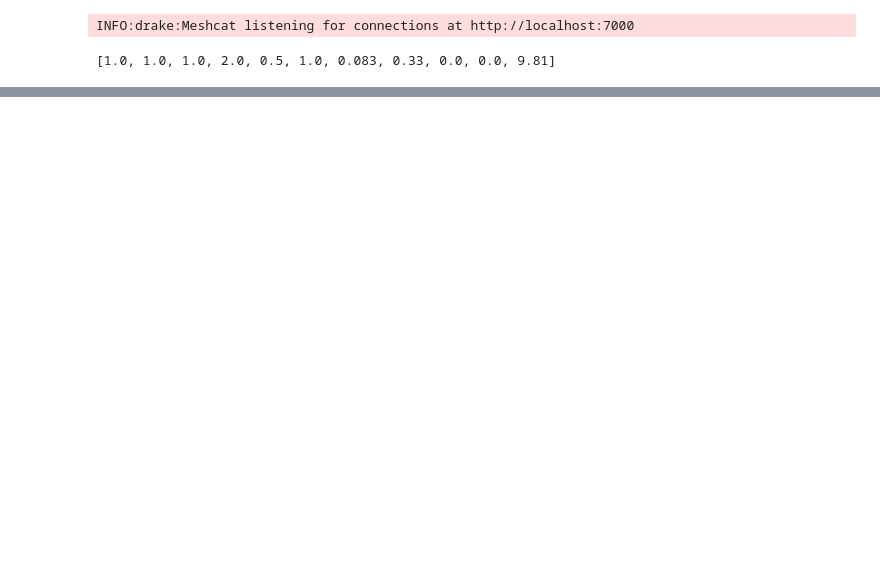
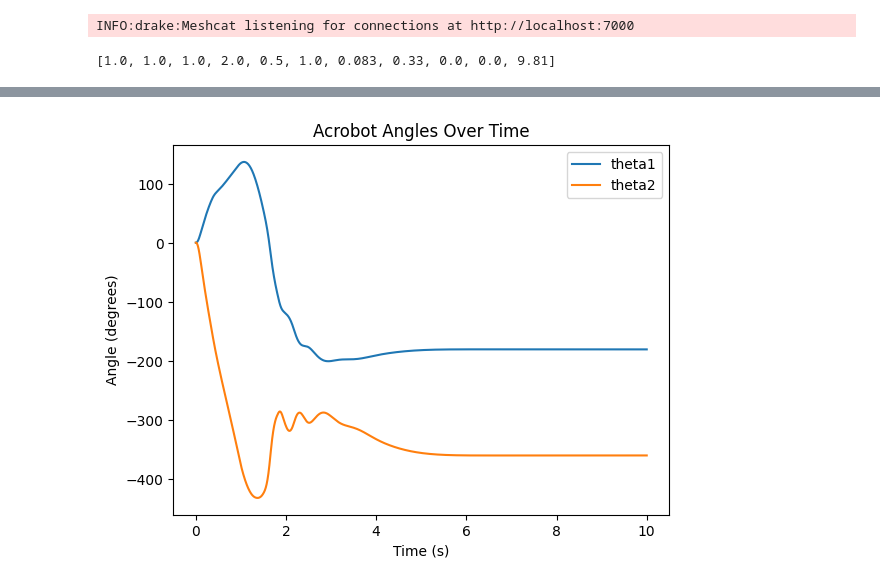
Before and after one commit to srirangam-r/acrobot_swingup, a Jupyter notebook: acrobot.ipynb, the cells around one changed output, grey strips where cells are left out. Saved outputs shown, nothing was run; the diff lists cells and outputs as text; code cells hidden in the pictures; blank space fills up the shorter version.

```diff
--- a/acrobot.ipynb
+++ b/acrobot.ipynb
@@ -93,0 +209,84 @@ Controllability Matrix:
+# %%
+def acrobot_balancing_example():
+    builder = DiagramBuilder()
+    acrobot = builder.AddSystem(AcrobotPlant())
+
+    saturation = builder.AddSystem(Saturation(min_value=[-20], max_value=[20]))
+    builder.Connect(saturation.get_output_port(0), acrobot.get_input_port(0))
+    wrapangles = WrapToSystem(4)
+    wrapangles.set_interval(0, 0, 2.0 * np.pi)
+    wrapangles.set_interval(1, -np.pi, np.pi)
+    wrapto = builder.AddSystem(wrapangles)
+    builder.Connect(acrobot.get_output_port(0), wrapto.get_input_port(0))
+    controller = builder.AddSystem(AcrobotController(k_e=2.5, k_p=16.0, k_d=8.0, balancing_threshold=1000, control_limit=20.0))
+    builder.Connect(wrapto.get_output_port(0), controller.get_input_port(0))
+
+    builder.Connect(controller.get_output_port(0), saturation.get_input_port(0))
+    logger = builder.AddSystem(VectorLogSink(4))  # 4 because the Acrobot output is 4D
+    builder.Connect(acrobot.get_output_port(0), logger.get_input_port(0))
+
+    # Setup visualization
+    scene_graph = builder.AddSystem(SceneGraph())
+    AcrobotGeometry.AddToBuilder(builder, acrobot.get_output_port(0), scene_graph)
+    meshcat.Delete()
+    meshcat.Set2dRenderMode(xmin=-4, xmax=4, ymin=-4, ymax=4)
+    MeshcatVisualizer.AddToBuilder(builder, scene_graph, meshcat)
+
+
+    diagram = builder.Build()
+
+    # Set up a simulator to run this diagram
+    simulator = Simulator(diagram)
+    context = simulator.get_mutable_context()
+
+    # Simulate
+    simulator.set_target_realtime_rate(1.0 if running_as_notebook else 0.0)
+    duration = 10.0 if running_as_notebook else 0.1
+    for i in range(1):
+        context.SetTime(0.0)
+        context.SetContinuousState(
+            UprightState().CopyToVector()*0
+            + 0.02*np.array([1,1,5,0]) #The starting configuration. Feel free to change this.
+
+        )
+        simulator.Initialize()
+        simulator.AdvanceTo(duration)
+
+    log = logger.FindLog(simulator.get_context())
+    t = log.sample_times()
+    state_samples = log.data()
+
+    plt.figure()
+    plt.plot(t, state_samples[0, :]*180/np.pi, label="theta1")
+    plt.plot(t, state_samples[1, :]*180/np.pi, label="theta2")
+    plt.xlabel("Time (s)")
+    plt.ylabel("Angle (degrees)")
+    plt.title("Acrobot Angles Over Time")
+    plt.legend()
+    # plt.savefig("nonpfl_state.png")
+    plt.show()
+
+    energy_context = acrobot.CreateDefaultContext()
+    energies = np.zeros(state_samples.shape[1])
+
+    for i in range(state_samples.shape[1]):
+        x = state_samples[:, i]
+        energy_context.SetContinuousState(x)
+        E_pot = acrobot.EvalPotentialEnergy(energy_context)
+        E_kin = acrobot.EvalKineticEnergy(energy_context)
+        energies[i] = E_pot + E_kin
+
+    plt.figure()
+    plt.plot(t, energies)
+    plt.xlabel("time (s)")
+    plt.ylabel("Energy (J)")
+    plt.title("Acrobot Energy vs Time")
+    # plt.savefig("nonpfl_energy.png")
+    plt.show()
+
+
+
+
+acrobot_balancing_example()
+# %% [output]
+[figure, added]
```
Also changed, not shown: parts of 13 cells of this notebook, 13 other files.
